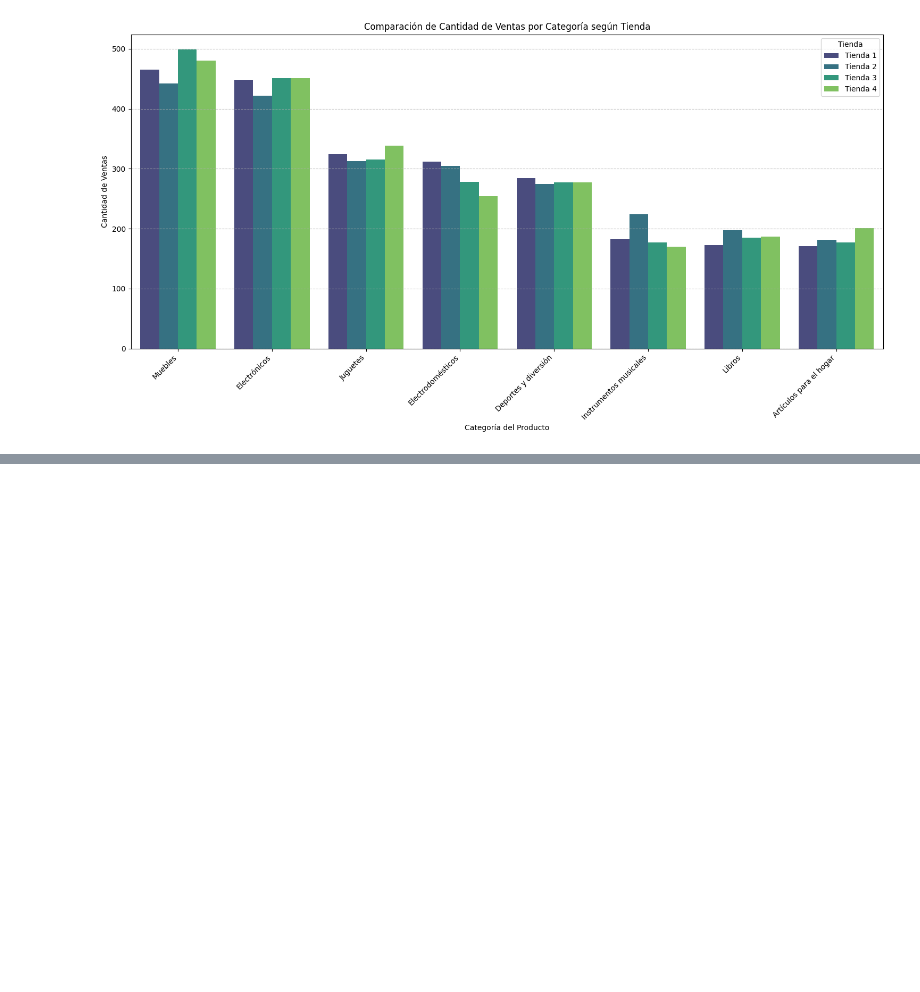
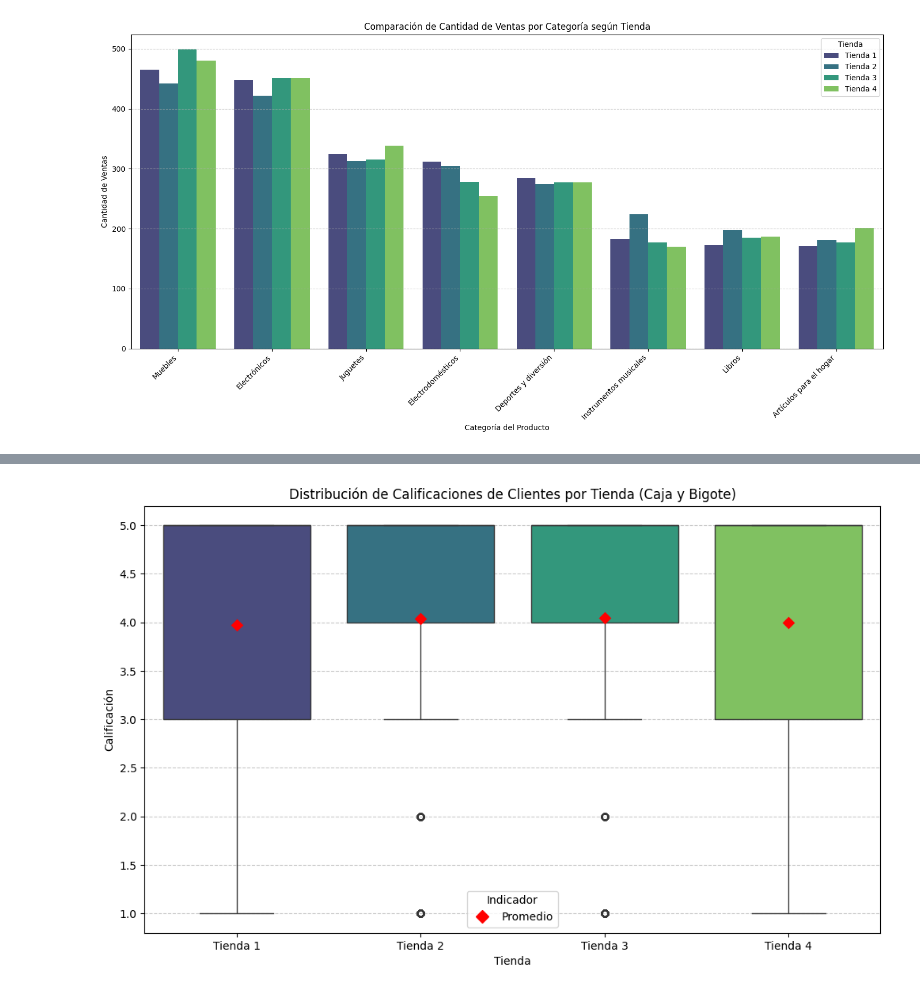
Before and after one commit to Solsmi/challenge1_data_science, a Jupyter notebook: ChallengeAluraStoreLatam.ipynb, the cells around one changed output, grey strips where cells are left out. Cells and saved outputs as stored; diff of their text form; code cells hidden in the pictures; blank space fills up the shorter version.

```diff
--- a/ChallengeAluraStoreLatam.ipynb
+++ b/ChallengeAluraStoreLatam.ipynb
@@ -298,0 +342,34 @@ plt.show()
+# %%
+from matplotlib.lines import Line2D # Importar Line2D para crear elementos de leyenda personalizados
+
+# Reconstruct todas_las_calificaciones
+all_ratings = []
+for i, df in enumerate([tienda, tienda2, tienda3, tienda4]):
+    temp_df = pd.DataFrame({
+        'Calificación': df['Calificación'],
+        'Tienda': nombres_tiendas[i]
+    })
+    all_ratings.append(temp_df)
+
+todas_las_calificaciones = pd.concat(all_ratings)
+
+plt.figure(figsize=(12, 7))
+sns.boxplot(x='Tienda', y='Calificación', data=todas_las_calificaciones, palette='viridis', hue='Tienda', legend=False)
+
+# Recalcular los promedios desde el DataFrame combinado para consistencia
+mean_ratings = todas_las_calificaciones.groupby('Tienda')['Calificación'].mean().reset_index()
+
+# Trazar los promedios sin asignar una etiqueta directamente en sns.stripplot
+sns.stripplot(x='Tienda', y='Calificación', data=mean_ratings, color='red', marker='D', size=8, jitter=False)
+
+# Crear un elemento de leyenda personalizado para el promedio, sin línea
+legend_elements = [Line2D([0], [0], marker='D', color='red', label='Promedio', markerfacecolor='red', markersize=8, linestyle='None')]
+
+plt.title('Distribución de Calificaciones de Clientes por Tienda (Caja y Bigote)')
+plt.xlabel('Tienda')
+plt.ylabel('Calificación')
+plt.grid(axis='y', linestyle='--', alpha=0.7)
+plt.legend(handles=legend_elements, title='Indicador')
+plt.show()
+# %% [output]
+[figure, added]
```
Also changed, not shown: parts of 8 cells of this notebook.
